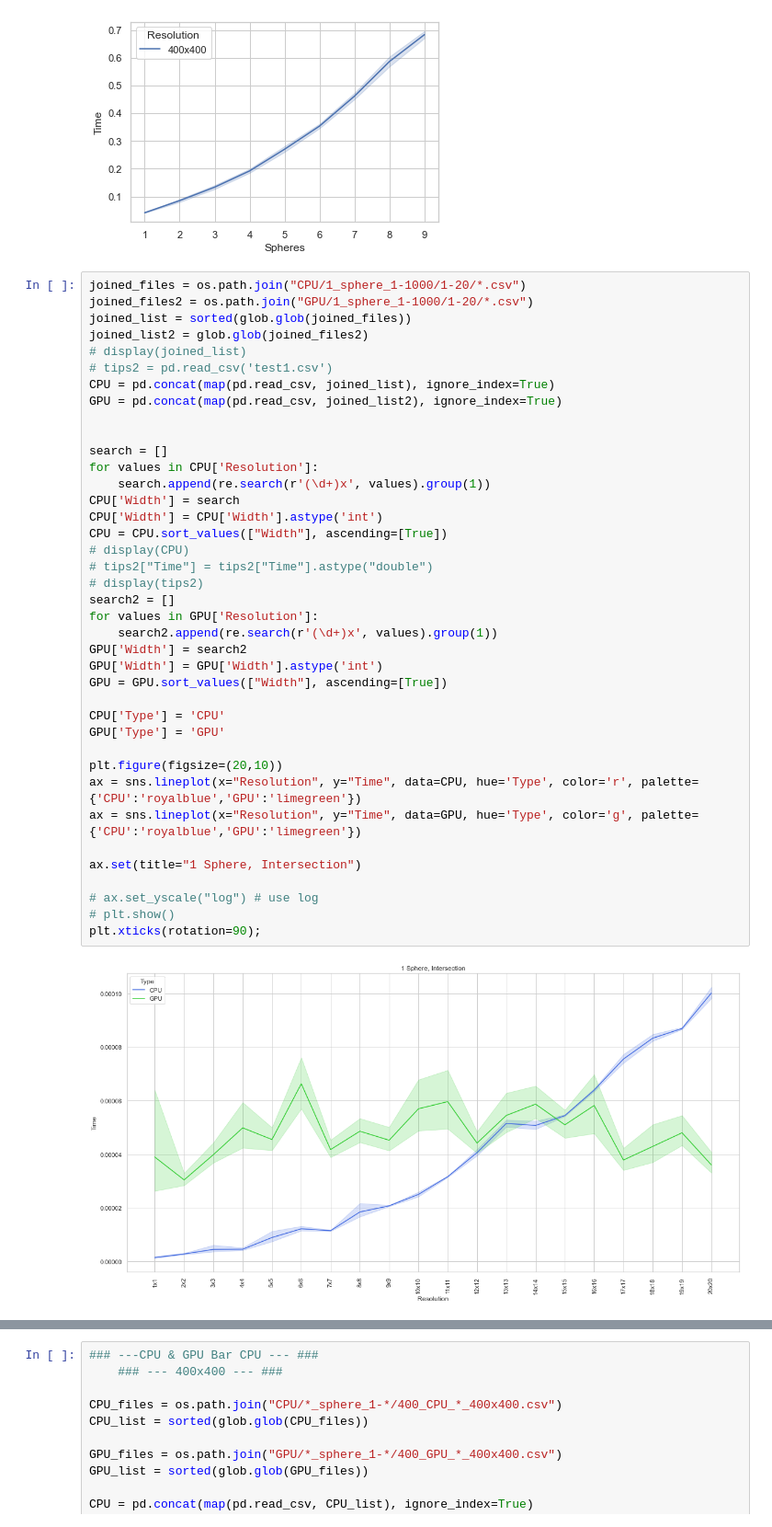
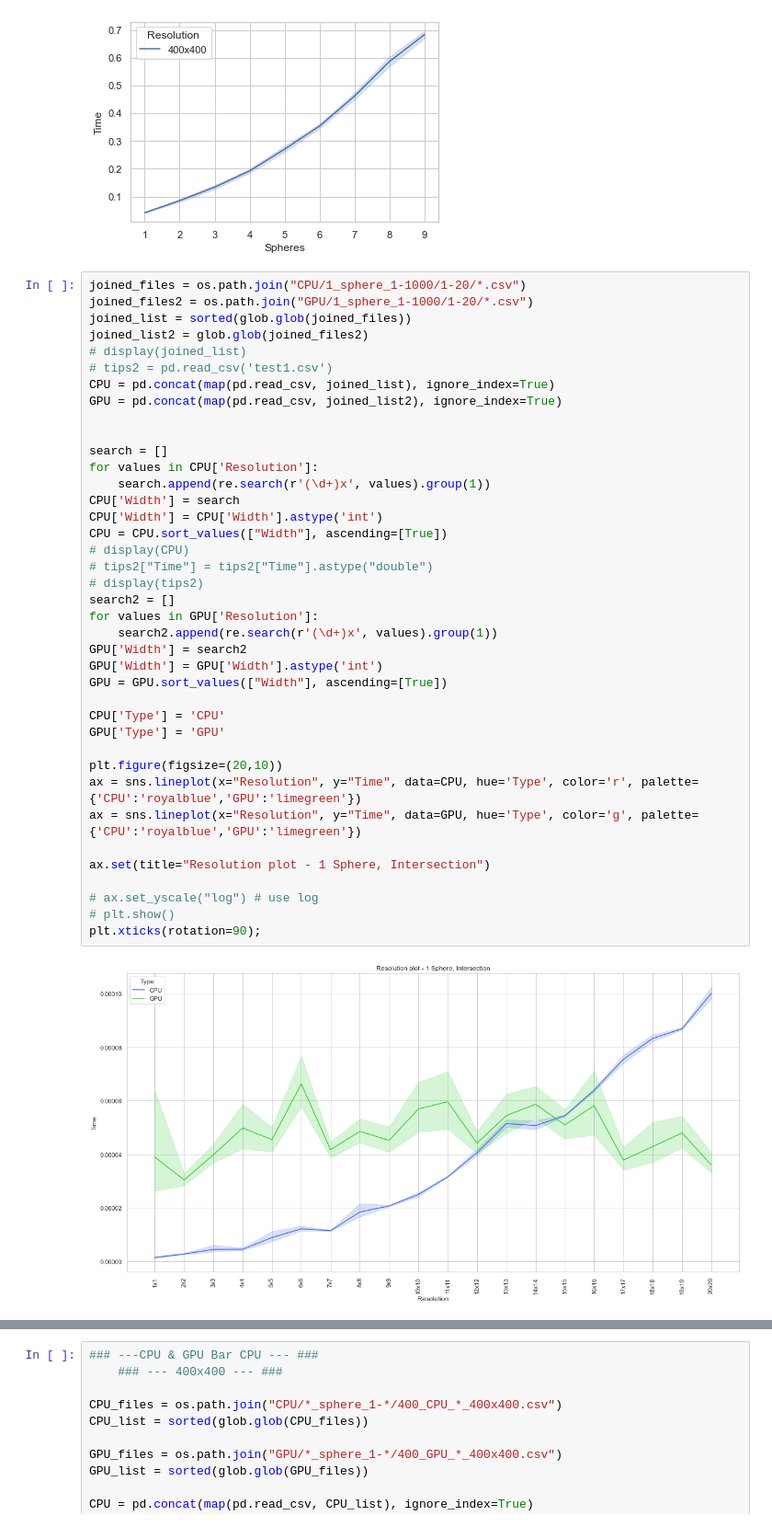
Before and after one commit to skvarre/raytracing, a Jupyter notebook: src/data.ipynb, the cells around one changed output, grey strips where cells are left out. Shown: that part at 92% size. Cells and saved outputs as stored; diff of their text form.

```diff
--- a/src/data.ipynb
+++ b/src/data.ipynb
@@ -47,33 +48,33 @@ GPU = pd.concat(map(pd.read_csv, joined_list2), ignore_index=True)
 
 
 search = []
 for values in CPU['Resolution']:
     search.append(re.search(r'(\d+)x', values).group(1))
 CPU['Width'] = search
 CPU['Width'] = CPU['Width'].astype('int')
 CPU = CPU.sort_values(["Width"], ascending=[True])
 # display(CPU)
 # tips2["Time"] = tips2["Time"].astype("double")
 # display(tips2)
 search2 = []
 for values in GPU['Resolution']:
     search2.append(re.search(r'(\d+)x', values).group(1))
 GPU['Width'] = search2
 GPU['Width'] = GPU['Width'].astype('int')
 GPU = GPU.sort_values(["Width"], ascending=[True])
 
 CPU['Type'] = 'CPU'
 GPU['Type'] = 'GPU'
 
 plt.figure(figsize=(20,10))
 ax = sns.lineplot(x="Resolution", y="Time", data=CPU, hue='Type', color='r', palette={'CPU':'royalblue','GPU':'limegreen'})
 ax = sns.lineplot(x="Resolution", y="Time", data=GPU, hue='Type', color='g', palette={'CPU':'royalblue','GPU':'limegreen'})
 
-ax.set(title="1 Sphere, Intersection")
+ax.set(title="Resolution plot - 1 Sphere, Intersection")
 
 # ax.set_yscale("log") # use log
 # plt.show()
 plt.xticks(rotation=90);
 # %% [output]
-[figure, old version]
+[figure, new version]
 # %%
```
Also changed, not shown: parts of 6 cells of this notebook, 6 other files.
